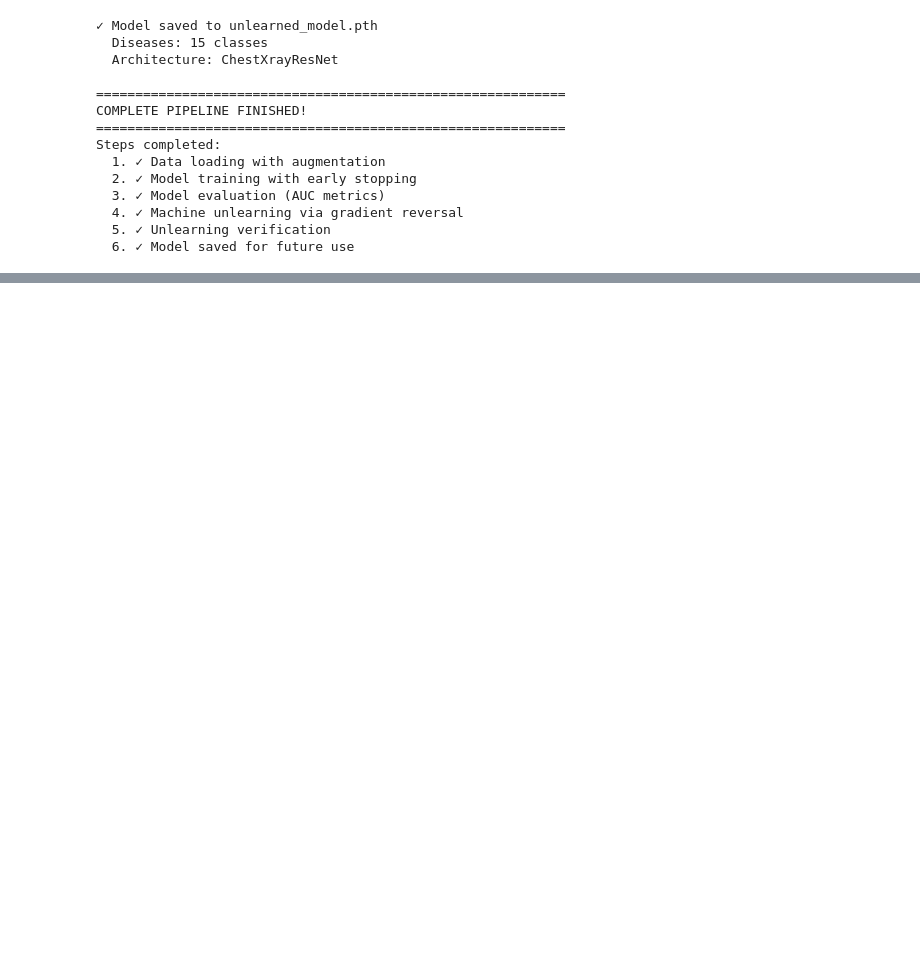
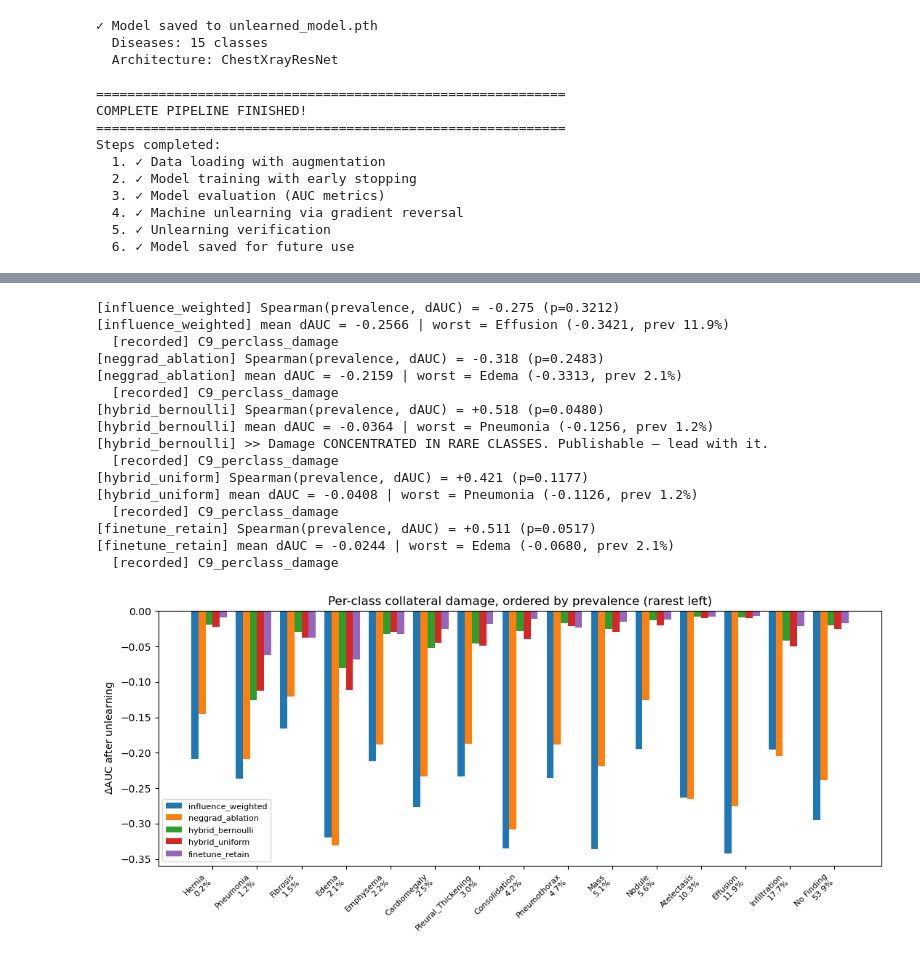
Before and after one commit to samhithareddymadhireddy/MUL_Research, a Jupyter notebook: MUL_Research.ipynb, the cells around one changed output, grey strips where cells are left out. Drawn from its saved outputs; the diff is of its cells as text; code cells hidden in the pictures; blank space fills up the shorter version.

```diff
--- a/MUL_Research.ipynb
+++ b/MUL_Research.ipynb
@@ -1528,0 +1156,18 @@ Steps completed:
+# %%
+@torch.no_grad()
+def subset_stats(model, indices, max_n=None, desc="stats"):
+    # Returns (mean loss, mean confidence, per-sample loss array).
+    model.eval()
+    idxs = list(indices)[:max_n] if max_n else list(indices)
+    loader = DataLoader(TransformedSubset(dataset, idxs, transform_val),
+                        batch_size=CFG["BATCH_SIZE"], shuffle=False, num_workers=0)
+    losses, confs = [], []
+    for images, labels, _ in tqdm(loader, desc=desc, leave=False):
+        images, labels = images.to(device), labels.to(device)
+        out = model(images)
+        losses += nn.functional.binary_cross_entropy_with_logits(
+            out, labels, reduction="none").mean(dim=1).cpu().tolist()
+        confs += (torch.sigmoid(out) - 0.5).abs().mean(dim=1).cpu().tolist()
+    return float(np.mean(losses)), float(np.mean(confs)), np.array(losses)
+
+print("subset_stats ready")
@@ -1528,0 +1498,53 @@ Steps completed:
+# %%
+def collateral_audit(auc_before, auc_after, name):
+    rows = [dict(cls=c, prevalence=PREVALENCE[c], before=auc_before[c],
+                 after=auc_after[c], delta=auc_after[c]-auc_before[c])
+            for c in auc_before if c in auc_after]
+    df = pd.DataFrame(rows).sort_values("prevalence")
+    rho, p = spearmanr(df["prevalence"], df["delta"])
+    worst = df.loc[df["delta"].idxmin()]
+    print(f"[{name}] Spearman(prevalence, dAUC) = {rho:+.3f} (p={p:.4f})")
+    print(f"[{name}] mean dAUC = {df['delta'].mean():+.4f} | "
+          f"worst = {worst['cls']} ({worst['delta']:+.4f}, "
+          f"prev {100*worst['prevalence']:.1f}%)")
+    if p < 0.05 and rho > 0:
+        print(f"[{name}] >> Damage CONCENTRATED IN RARE CLASSES. Publishable — lead with it.")
+    df.to_csv(f"{CFG['OUT']}/perclass_{name}.csv", index=False)
+    return df, float(rho), float(p)
+
+AUDITS = {}
+for name, auc_after in PERCLASS.items():
+    AUDITS[name] = collateral_audit(AUC_BEFORE, auc_after, name)
+    record("C9_perclass_damage",
+           dict(scheme=name, spearman=AUDITS[name][1], p=AUDITS[name][2]))
+
+fig, ax = plt.subplots(figsize=(11, 5))
+w = 0.8 / len(AUDITS)
+for i, (name, (df, _, _)) in enumerate(AUDITS.items()):
+    ax.bar(np.arange(len(df)) + i*w, df["delta"], width=w, label=name)
+ax.set_xticks(np.arange(len(df)) + 0.4)
+ax.set_xticklabels([f"{c}\n{100*p:.1f}%" for c, p in zip(df["cls"], df["prevalence"])],
+                   rotation=45, ha="right", fontsize=8)
+ax.axhline(0, color="k", lw=0.8)
+ax.set_ylabel(r"$\Delta$AUC after unlearning")
+ax.set_title("Per-class collateral damage, ordered by prevalence (rarest left)")
+ax.legend(fontsize=8); plt.tight_layout()
+plt.savefig(f"{CFG['OUT']}/fig5_perclass_delta.png", dpi=200); plt.show()
+# %% [output]
+[influence_weighted] Spearman(prevalence, dAUC) = -0.275 (p=0.3212)
+[influence_weighted] mean dAUC = -0.2566 | worst = Effusion (-0.3421, prev 11.9%)
+  [recorded] C9_perclass_damage
+[neggrad_ablation] Spearman(prevalence, dAUC) = -0.318 (p=0.2483)
+[neggrad_ablation] mean dAUC = -0.2159 | worst = Edema (-0.3313, prev 2.1%)
+  [recorded] C9_perclass_damage
+[hybrid_bernoulli] Spearman(prevalence, dAUC) = +0.518 (p=0.0480)
+[hybrid_bernoulli] mean dAUC = -0.0364 | worst = Pneumonia (-0.1256, prev 1.2%)
+[hybrid_bernoulli] >> Damage CONCENTRATED IN RARE CLASSES. Publishable — lead with it.
+  [recorded] C9_perclass_damage
+[hybrid_uniform] Spearman(prevalence, dAUC) = +0.421 (p=0.1177)
+[hybrid_uniform] mean dAUC = -0.0408 | worst = Pneumonia (-0.1126, prev 1.2%)
+  [recorded] C9_perclass_damage
+[finetune_retain] Spearman(prevalence, dAUC) = +0.511 (p=0.0517)
+[finetune_retain] mean dAUC = -0.0244 | worst = Edema (-0.0680, prev 2.1%)
+  [recorded] C9_perclass_damage
+[figure, added]
```
Also changed, not shown: parts of 33 cells of this notebook, 21 other files.
